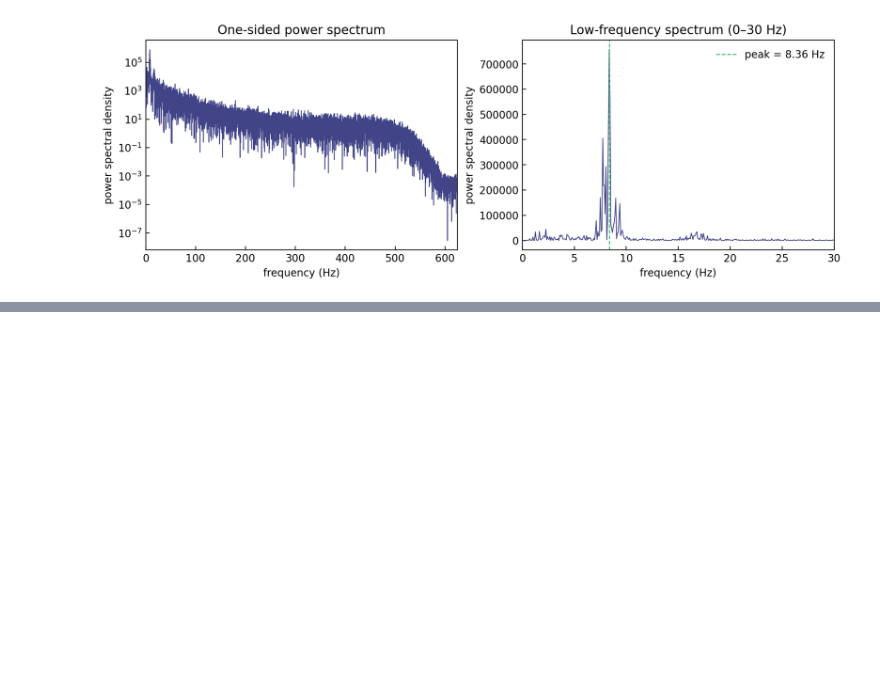
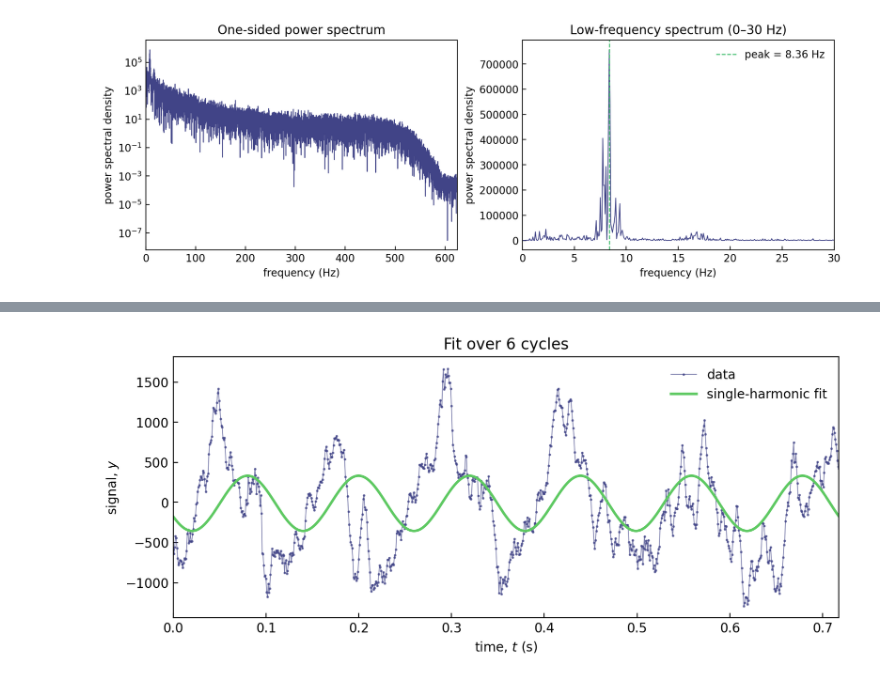
Before and after one commit to bishopgroup/phase-bayes, a Jupyter notebook: MethodComparisons/FFT.ipynb, the cells around one changed output, grey strips where cells are left out. Cells and saved outputs as stored; diff of their text form; code cells hidden in the pictures; blank space fills up the shorter version.

```diff
--- a/MethodComparisons/FFT.ipynb
+++ b/MethodComparisons/FFT.ipynb
@@ -146,0 +196,35 @@ plt.show()
+# %%
+n_cycles = 6
+period_hat = 2 * np.pi / omega_hat
+narrow_window = tk <= tk[0] + n_cycles * period_hat
+
+fig, ax = plt.subplots(figsize=(8, 3.5), constrained_layout=True)
+ax.plot(
+    tk[narrow_window],
+    yk[narrow_window],
+    '.-',
+    color=cmap(0.2),
+    lw=0.6,
+    ms=2,
+    alpha=0.7,
+    label='data',
+)
+ax.plot(
+    tk[narrow_window],
+    fitted_signal[narrow_window],
+    color=cmap(0.75),
+    lw=2,
+    label='single-harmonic fit',
+)
+
+ax.set(
+    xlabel='time, $t$ (s)',
+    ylabel='signal, $y$',
+    title=f'Fit over {n_cycles} cycles',
+    xlim=(tk[narrow_window][0], tk[narrow_window][-1]),
+)
+ax.tick_params(direction='in')
+ax.legend(frameon=False)
+plt.show()
+# %% [output]
+[figure, added]
```
Also changed, not shown: parts of 3 cells of this notebook, 1 other file.
